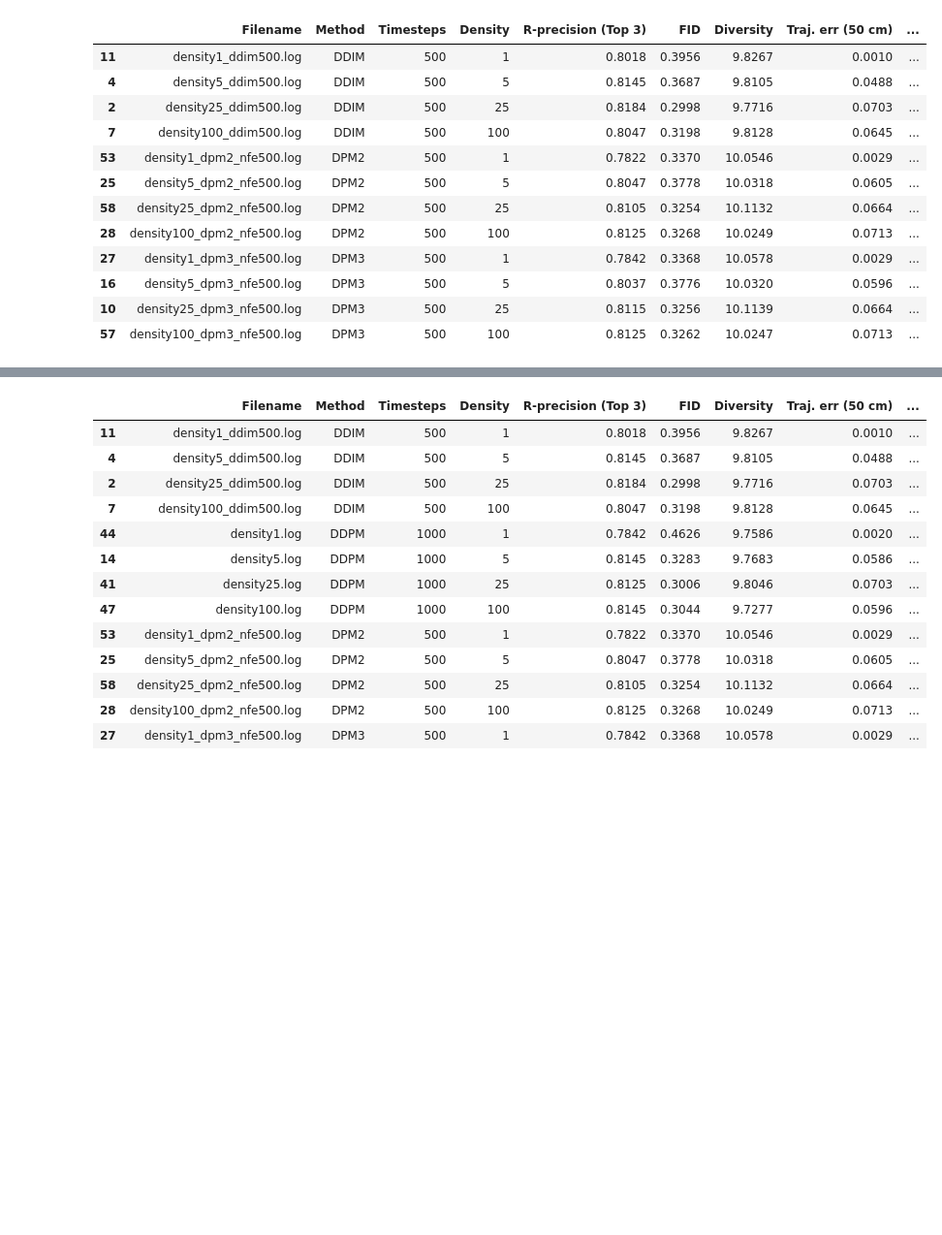
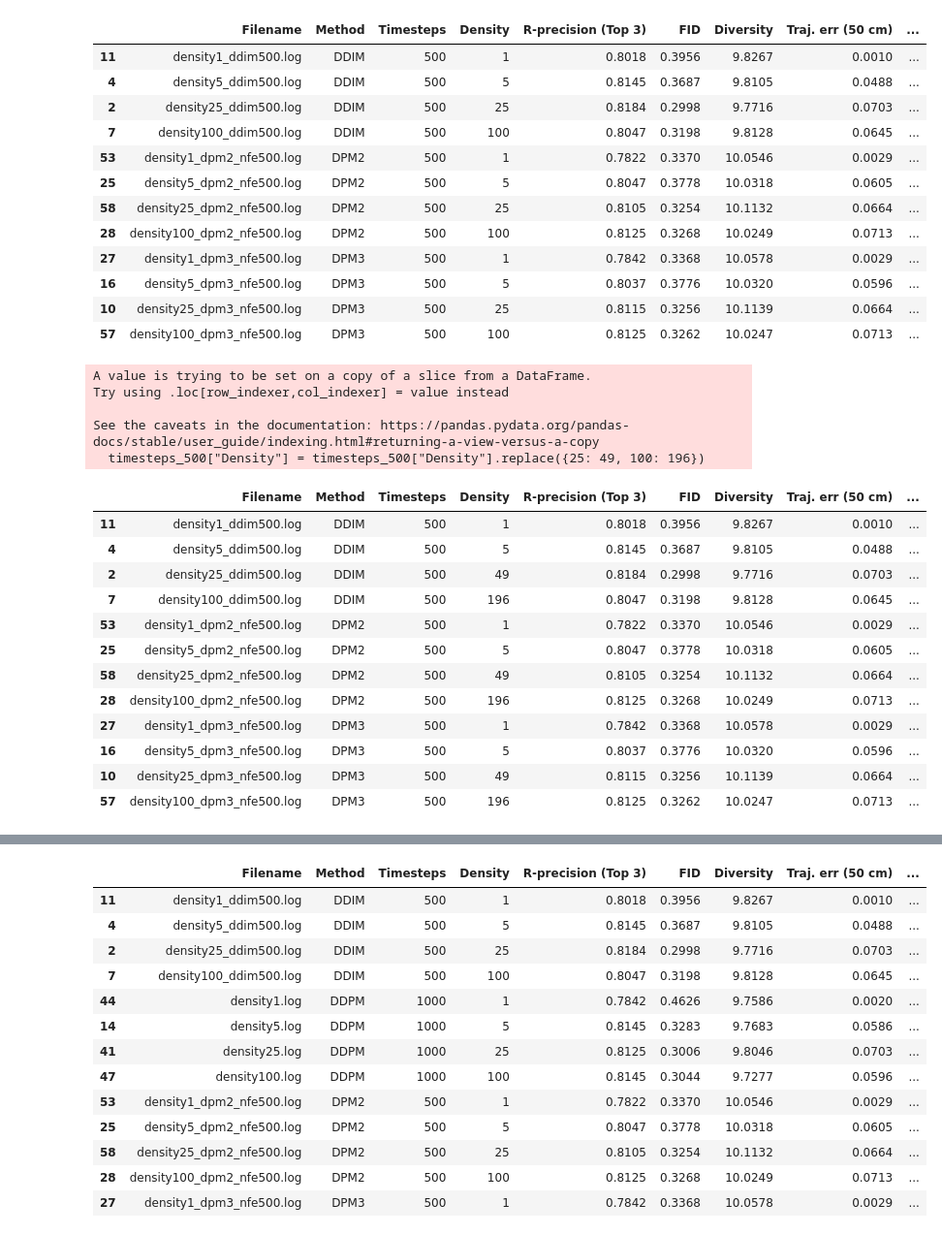
Before and after one commit to jiayng01/OmniControl, a Jupyter notebook: analysis.ipynb, the cells around one changed output, grey strips where cells are left out. Shown at 97% size. Drawn from its saved outputs; the diff is of its cells as text; code cells hidden in the pictures; blank space fills up the shorter version.

```diff
--- a/analysis.ipynb
+++ b/analysis.ipynb
@@ -104,6 +104,29 @@ timesteps_500
 | 16 | density5_dpm3_nfe500.log | DPM3 | 500 | 5 | 0.8037 | 0.3776 | 10.0320 | 0.0596 | ... |
 | 10 | density25_dpm3_nfe500.log | DPM3 | 500 | 25 | 0.8115 | 0.3256 | 10.1139 | 0.0664 | ... |
 | 57 | density100_dpm3_nfe500.log | DPM3 | 500 | 100 | 0.8125 | 0.3262 | 10.0247 | 0.0713 | ... |
+# %%
+# change density 25 to 49, density 100 to 196
+timesteps_500["Density"] = timesteps_500["Density"].replace({25: 49, 100: 196})
+timesteps_500
+# %% [output]
+A value is trying to be set on a copy of a slice from a DataFrame.
+Try using .loc[row_indexer,col_indexer] = value instead
+
+See the caveats in the documentation: https://pandas.pydata.org/pandas-docs/stable/user_guide/indexing.html#returning-a-view-versus-a-copy
+  timesteps_500["Density"] = timesteps_500["Density"].replace({25: 49, 100: 196})
+|  | Filename | Method | Timesteps | Density | R-precision (Top 3) | FID | Diversity | Traj. err (50 cm) | ... |
+| 11 | density1_ddim500.log | DDIM | 500 | 1 | 0.8018 | 0.3956 | 9.8267 | 0.0010 | ... |
+| 4 | density5_ddim500.log | DDIM | 500 | 5 | 0.8145 | 0.3687 | 9.8105 | 0.0488 | ... |
+| 2 | density25_ddim500.log | DDIM | 500 | 49 | 0.8184 | 0.2998 | 9.7716 | 0.0703 | ... |
+| 7 | density100_ddim500.log | DDIM | 500 | 196 | 0.8047 | 0.3198 | 9.8128 | 0.0645 | ... |
+| 53 | density1_dpm2_nfe500.log | DPM2 | 500 | 1 | 0.7822 | 0.3370 | 10.0546 | 0.0029 | ... |
+| 25 | density5_dpm2_nfe500.log | DPM2 | 500 | 5 | 0.8047 | 0.3778 | 10.0318 | 0.0605 | ... |
+| 58 | density25_dpm2_nfe500.log | DPM2 | 500 | 49 | 0.8105 | 0.3254 | 10.1132 | 0.0664 | ... |
+| 28 | density100_dpm2_nfe500.log | DPM2 | 500 | 196 | 0.8125 | 0.3268 | 10.0249 | 0.0713 | ... |
+| 27 | density1_dpm3_nfe500.log | DPM3 | 500 | 1 | 0.7842 | 0.3368 | 10.0578 | 0.0029 | ... |
+| 16 | density5_dpm3_nfe500.log | DPM3 | 500 | 5 | 0.8037 | 0.3776 | 10.0320 | 0.0596 | ... |
+| 10 | density25_dpm3_nfe500.log | DPM3 | 500 | 49 | 0.8115 | 0.3256 | 10.1139 | 0.0664 | ... |
+| 57 | density100_dpm3_nfe500.log | DPM3 | 500 | 196 | 0.8125 | 0.3262 | 10.0247 | 0.0713 | ... |
 # %%
 def plot_line_chart(df, x_col, y_col, z):
     """
```
Also changed, not shown: parts of 5 cells of this notebook.
